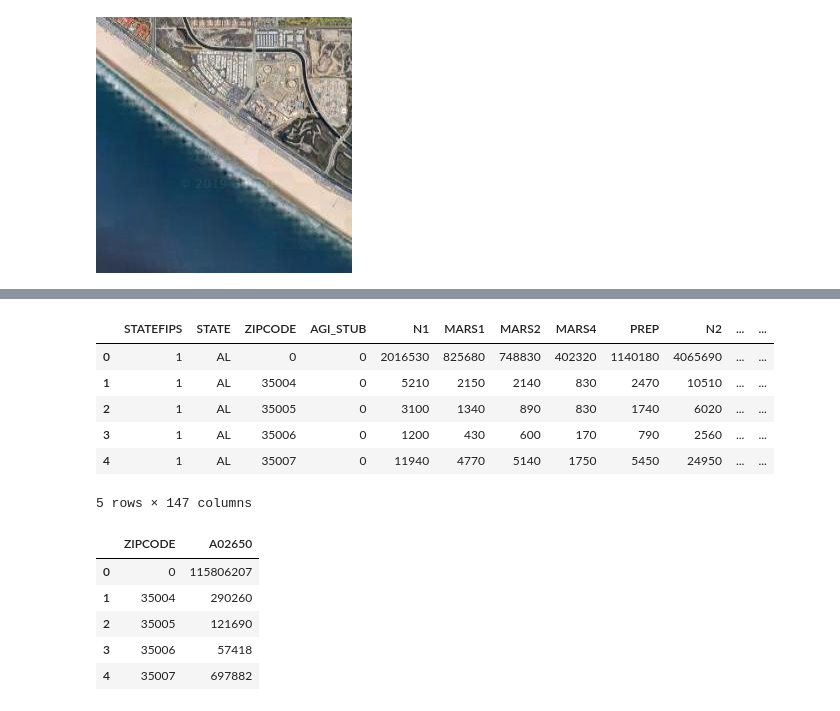
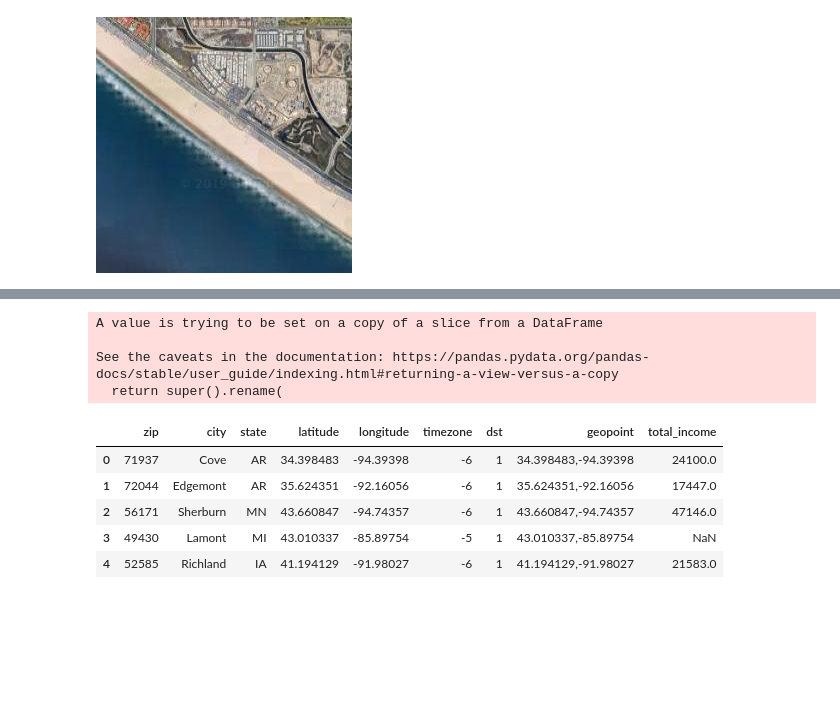
Before and after one commit to tnarayanan/income-prediction, a Jupyter notebook: Zander's Data Processing.ipynb, the cells around one changed output, grey strips where cells are left out. Cells and saved outputs as stored; diff of their text form; code cells hidden in the pictures; blank space fills up the shorter version.

```diff
--- a/Zander's Data Processing.ipynb
+++ b/Zander's Data Processing.ipynb
@@ -31,10 +29,27 @@ tax_returns = pd.read_csv('data/16zpallnoagi.csv')
+# %%
+def get_zip_codes():
+    # load data
+    tax_returns = pd.read_csv('data/16zpallnoagi.csv')
+    zips = pd.read_csv('data/ziplatlon.csv', sep=';')
+    # extract zip code income
+    income_by_zip = tax_returns[['ZIPCODE', 'A02650']]
+    income_by_zip.rename(columns={'ZIPCODE': 'zip', 'A02650': 'total_income'}, inplace=True)
+    # merge on zip
+    zips = zips.merge(income_by_zip, on='zip', how='left')
+    return zips
+# %%
+zip_codes = get_zip_codes()
+# %% [output]
+A value is trying to be set on a copy of a slice from a DataFrame
+
+See the caveats in the documentation: https://pandas.pydata.org/pandas-docs/stable/user_guide/indexing.html#returning-a-view-versus-a-copy
+  return super().rename(
 # %%
-tax_returns.head()
+zip_codes.head()
 # %% [output]
-|  | STATEFIPS | STATE | ZIPCODE | AGI_STUB | N1 | MARS1 | MARS2 | MARS4 | PREP | N2 | ... | ... |
-| 0 | 1 | AL | 0 | 0 | 2016530 | 825680 | 748830 | 402320 | 1140180 | 4065690 | ... | ... |
-| 1 | 1 | AL | 35004 | 0 | 5210 | 2150 | 2140 | 830 | 2470 | 10510 | ... | ... |
-| 2 | 1 | AL | 35005 | 0 | 3100 | 1340 | 890 | 830 | 1740 | 6020 | ... | ... |
-| 3 | 1 | AL | 35006 | 0 | 1200 | 430 | 600 | 170 | 790 | 2560 | ... | ... |
-| 4 | 1 | AL | 35007 | 0 | 11940 | 4770 | 5140 | 1750 | 5450 | 24950 | ... | ... |
+|  | zip | city | state | latitude | longitude | timezone | dst | geopoint | total_income |
+| 0 | 71937 | Cove | AR | 34.398483 | -94.39398 | -6 | 1 | 34.398483,-94.39398 | 24100.0 |
+| 1 | 72044 | Edgemont | AR | 35.624351 | -92.16056 | -6 | 1 | 35.624351,-92.16056 | 17447.0 |
+| 2 | 56171 | Sherburn | MN | 43.660847 | -94.74357 | -6 | 1 | 43.660847,-94.74357 | 47146.0 |
+| 3 | 49430 | Lamont | MI | 43.010337 | -85.89754 | -5 | 1 | 43.010337,-85.89754 | NaN |
+| 4 | 52585 | Richland | IA | 41.194129 | -91.98027 | -6 | 1 | 41.194129,-91.98027 | 21583.0 |
-5 rows × 147 columns
@@ -43,9 +55,0 @@ income_by_zip = tax_returns[['ZIPCODE', 'A02650']]
-# %%
-income_by_zip.head()
-# %% [output]
-|  | ZIPCODE | A02650 |
-| 0 | 0 | 115806207 |
-| 1 | 35004 | 290260 |
-| 2 | 35005 | 121690 |
-| 3 | 35006 | 57418 |
-| 4 | 35007 | 697882 |
```
Also changed, not shown: parts of 11 cells of this notebook.
